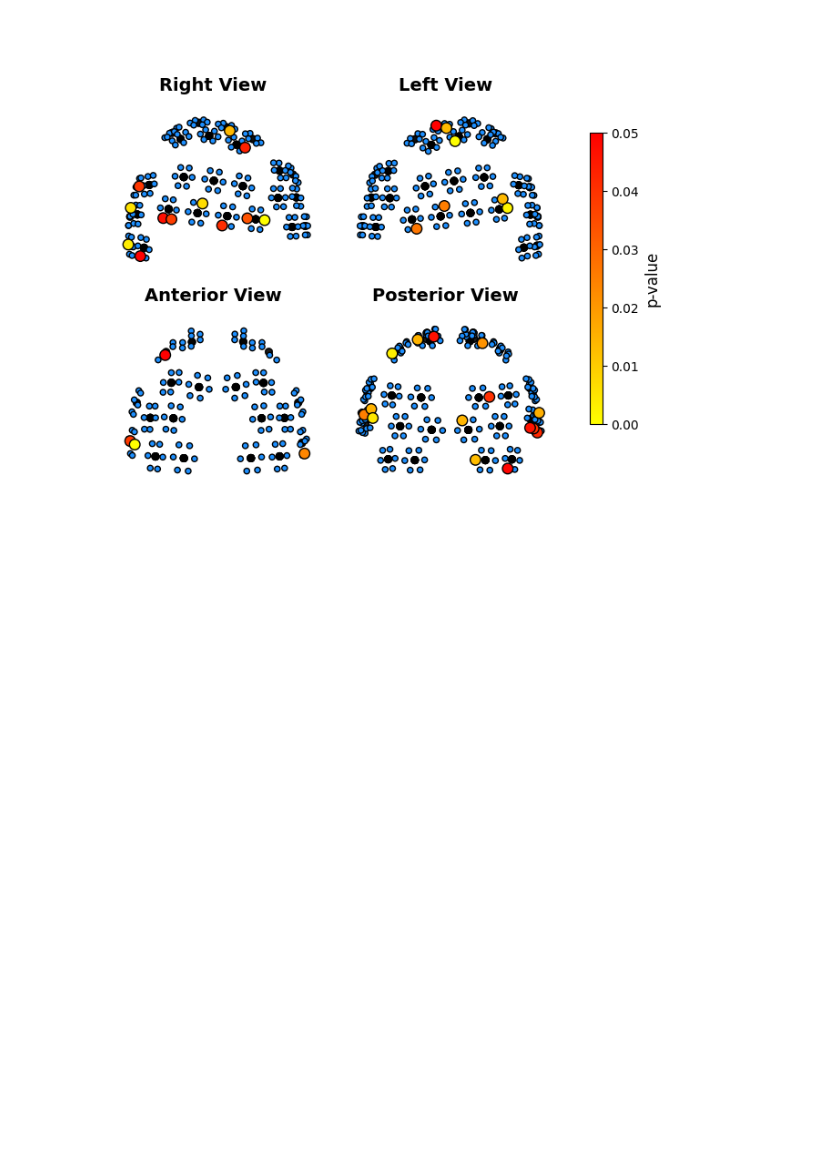
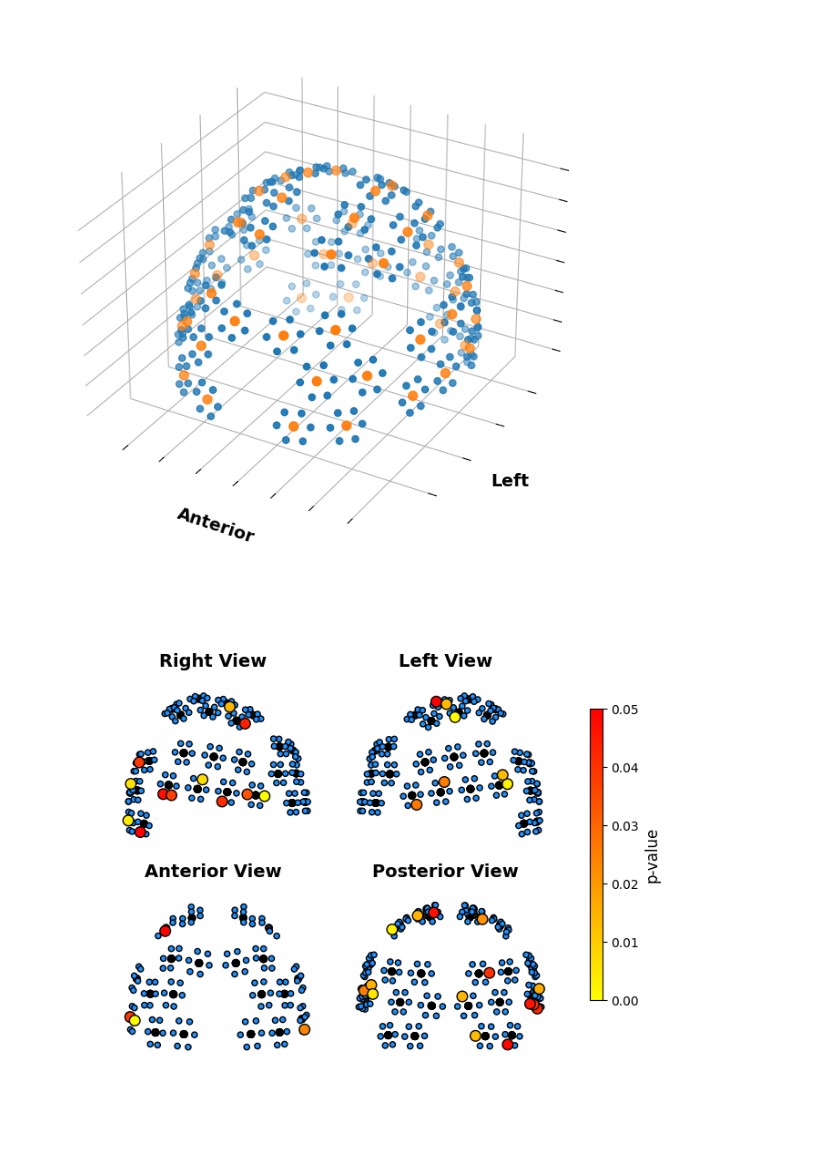
Before and after one commit to AyazLab/KernelFlow_Analysis, a Jupyter notebook: flow_analysis.ipynb, the cells around one changed output. Saved outputs shown, nothing was run; the diff lists cells and outputs as text; code cells hidden in the pictures; blank space fills up the shorter version.

Commit message:
Add additional view text to plot_pos

```diff
--- a/flow_analysis.ipynb
+++ b/flow_analysis.ipynb
@@ -3613,3 +3654,8 @@ class Flow_Results:
+# %%
+par = Participant_Flow()
+par.flow.plot_pos("3D")
+# %% [output]
+[figure, added]
 # %%
 FR = Flow_Results()
 exp_name = "n_back"
```
Also changed, not shown: parts of 1 cell of this notebook, 1 other file.
